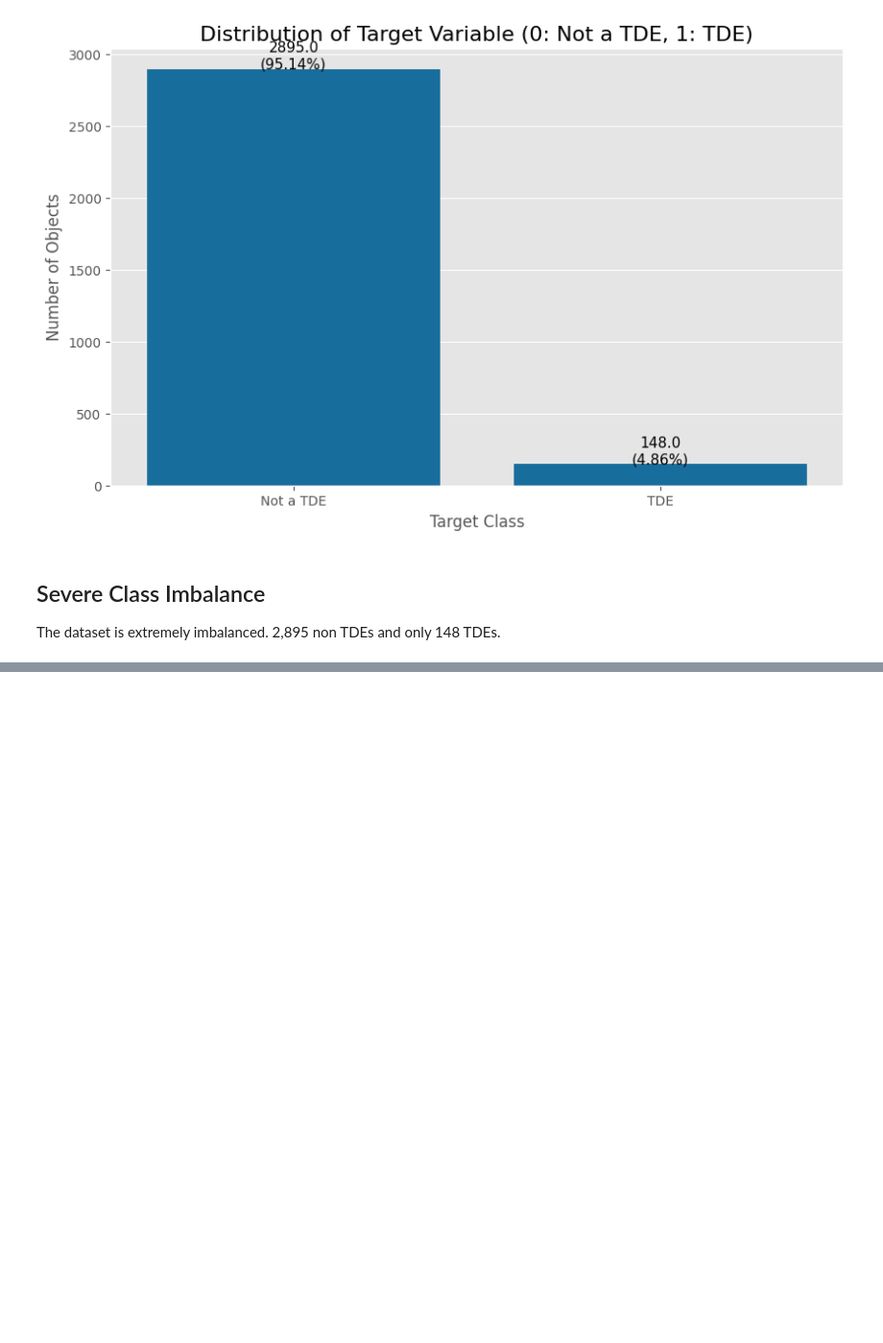
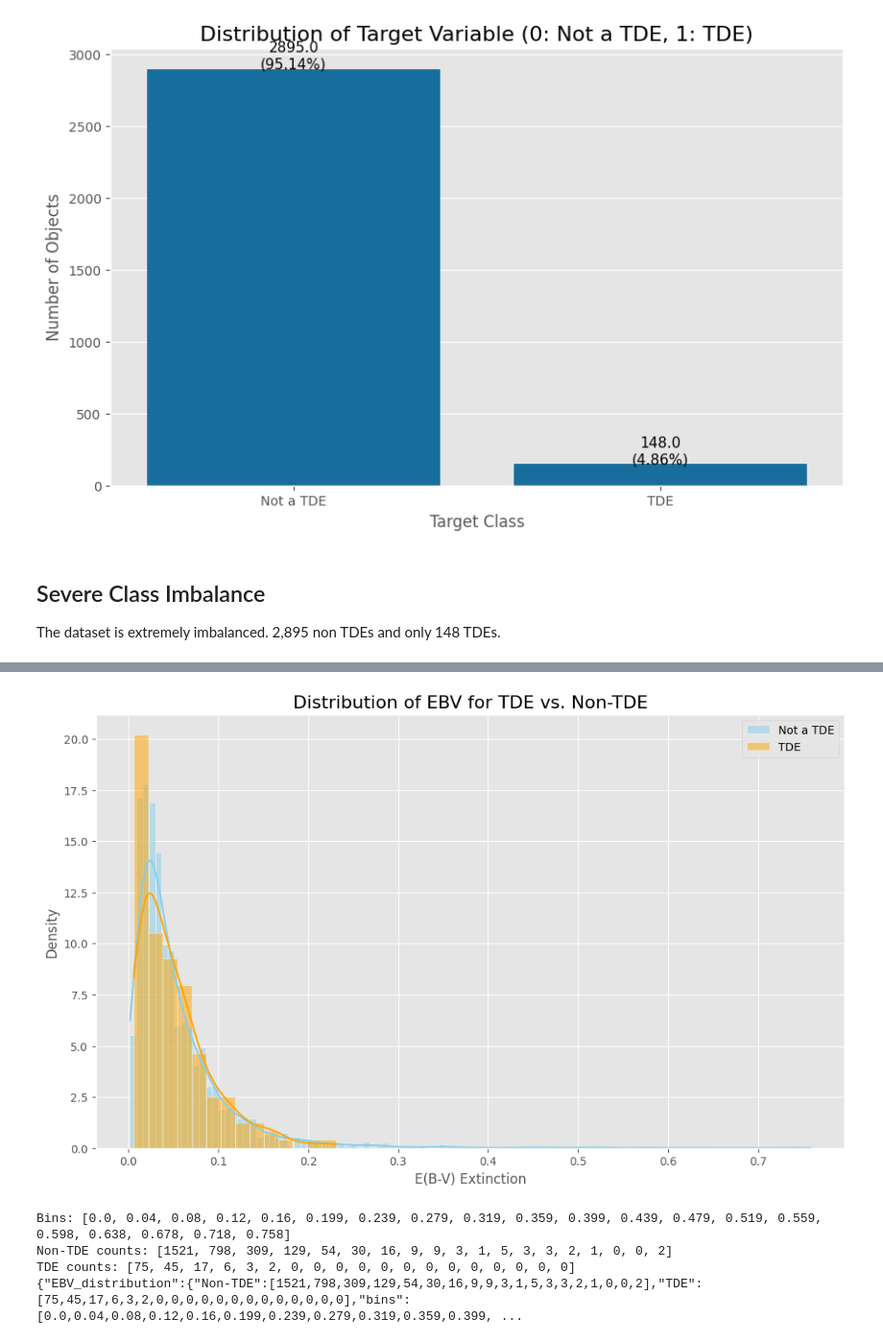
Before and after one commit to BhargavKumarNath/MALLORN-Astronomical-Classification-Challenge, a Jupyter notebook: notebooks/01_initial_exploration.ipynb, the cells around one changed output, grey strips where cells are left out. Shown: that part at 96% size. Drawn from its saved outputs; the diff is of its cells as text; code cells hidden in the pictures; blank space fills up the shorter version.

```diff
--- a/notebooks/01_initial_exploration.ipynb
+++ b/notebooks/01_initial_exploration.ipynb
@@ -87,0 +127,41 @@ The dataset is extremely imbalanced. 2,895 non TDEs and only 148 TDEs.
+# %%
+import json
+
+# 2. Analyse Extinction (EBW)
+plt.figure(figsize=(12, 7))
+sns.histplot(data=non_tde_df, x='EBV', color='skyblue', label='Not a TDE', kde=True, stat='density', common_norm=False)
+sns.histplot(data=tde_df, x='EBV', color='orange', label='TDE', kde=True, stat='density', common_norm=False)
+plt.title('Distribution of EBV for TDE vs. Non-TDE', fontsize=16)
+plt.xlabel('E(B-V) Extinction', fontsize=12)
+plt.ylabel('Density', fontsize=12)
+plt.legend()
+plt.show()
+
+# Create histogram bins
+bins = np.linspace(0, max(non_tde_df['EBV'].max(), tde_df['EBV'].max()), 20)
+
+hist_non_tde, _ = np.histogram(non_tde_df['EBV'], bins=bins)
+hist_tde, _ = np.histogram(tde_df['EBV'], bins=bins)
+
+bins_list = [round(float(b), 3) for b in bins]
+
+# Print compact version
+print("Bins:", bins_list)
+print("Non-TDE counts:", hist_non_tde.tolist())
+print("TDE counts:", hist_tde.tolist())
+
+ebv_summary = {
+    "EBV_distribution": {
+        "Non-TDE": hist_non_tde.tolist(),
+        "TDE": hist_tde.tolist(),
+        "bins": bins_list
+    }
+}
+
+print(json.dumps(ebv_summary, separators=(',', ':')))
+# %% [output]
+[figure, added]
+Bins: [0.0, 0.04, 0.08, 0.12, 0.16, 0.199, 0.239, 0.279, 0.319, 0.359, 0.399, 0.439, 0.479, 0.519, 0.559, 0.598, 0.638, 0.678, 0.718, 0.758]
+Non-TDE counts: [1521, 798, 309, 129, 54, 30, 16, 9, 9, 3, 1, 5, 3, 3, 2, 1, 0, 0, 2]
+TDE counts: [75, 45, 17, 6, 3, 2, 0, 0, 0, 0, 0, 0, 0, 0, 0, 0, 0, 0, 0]
+{"EBV_distribution":{"Non-TDE":[1521,798,309,129,54,30,16,9,9,3,1,5,3,3,2,1,0,0,2],"TDE":[75,45,17,6,3,2,0,0,0,0,0,0,0,0,0,0,0,0,0],"bins":[0.0,0.04,0.08,0.12,0.16,0.199,0.239,0.279,0.319,0.359,0.399, ...
```
Also changed, not shown: parts of 5 cells of this notebook.
